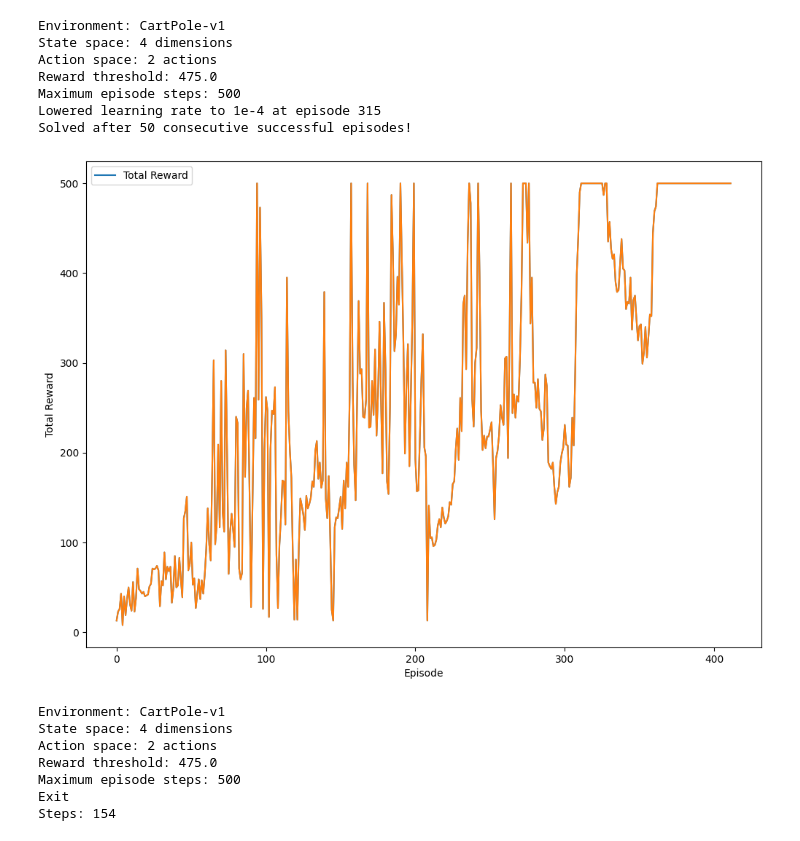
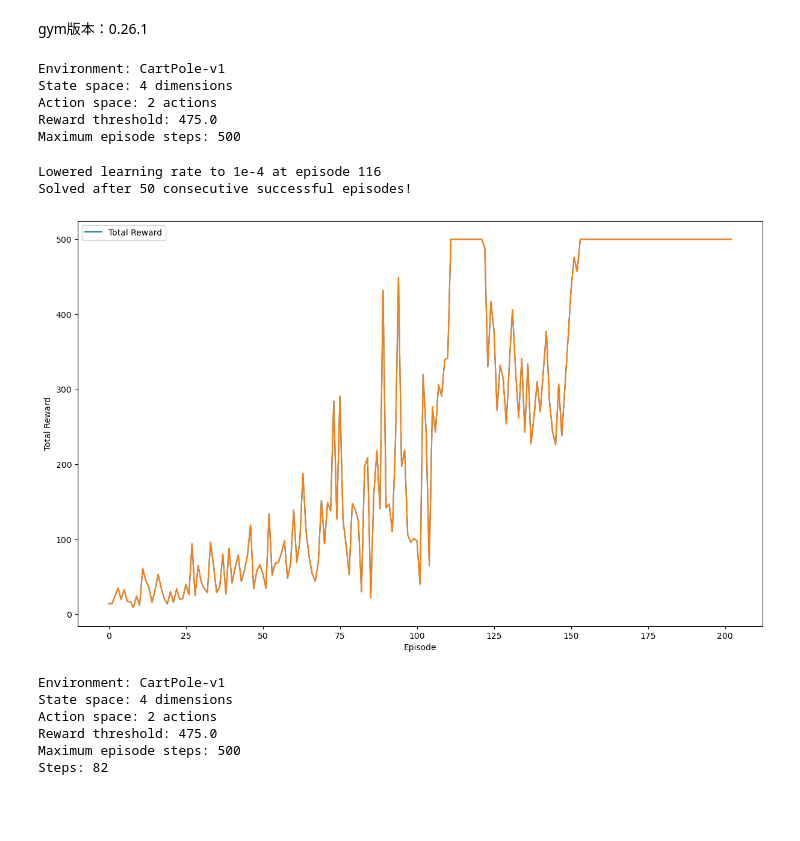
Before and after one commit to WhizZest/Book_Code_RL, a Jupyter notebook: ch09_Actor-Critic及变种/Actor_Critic.ipynb, the cells around one changed output. Drawn from its saved outputs; the diff is of its cells as text; code cells hidden in the pictures; blank space fills up the shorter version.

```diff
--- a/ch09_Actor-Critic及变种/Actor_Critic.ipynb
+++ b/ch09_Actor-Critic及变种/Actor_Critic.ipynb
@@ -1,3 +1,5 @@
+# %% [markdown]
+gym版本：0.26.1
 # %%
 import gym
 import torch
@@ -97,6 +99,7 @@ def train_actor_critic(env,
 
     for episode in range(max_episodes):
         state = env.reset()
+        state = state[0]
         total_reward = 0
         done = False
 
@@ -109,7 +112,8 @@ def train_actor_critic(env,
             if done == False:
                 # Select action and observe reward and next state
                 action, _ = select_action(actor, state)
-                next_state, reward, done, _ = env.step(action)
+                next_state, reward, terminated, truncated, _ = env.step(action)
+                done = terminated or truncated
 
                 # Store state and reward
                 states.append(state)
@@ -134,7 +138,7 @@ def train_actor_critic(env,
                 for n in range(len(rewards)):
                     R += gammas[n] * reward_tensor[n]
                     if n == len(rewards) - 1:
-                        G_ns.append(R + gammas[n + 1] * values[n + 1] * (1 - int(done)))
+                        G_ns.append(R + gammas[n + 1] * values[n + 1] * (1 - int(terminated)))
                     else:
                         G_ns.append(R + gammas[n + 1] * values[n + 1])
                 G_lambda = sum([lambdas[i] * G_ns[i] for i in range(len(rewards))]) * weight + G_ns[-1] * lambdas[len(rewards)]
@@ -202,39 +206,39 @@ def train_actor_critic(env,
 # %%
 # 在新窗口中显示图像
 %matplotlib qt
 env = gym.make('CartPole-v1')
 #env = env.unwrapped # 解除环境步数限制
-env.seed(0)
+env.reset(seed=42)
 actor_net, critic_net, total_rewards = train_actor_critic(env,
                     actor_lr=1e-3,
                     critic_lr=1e-2,
                     gamma=0.99,
                     max_episodes=1000,
                     max_timesteps=1000,
                     success_episodes=50,
                     waveformGraph=True,
                     outputLog=False,
                     n_steps=5,
                     lambda_=1)
 # 重新设置为行内显示
 %matplotlib inline
 plt.plot(total_rewards)
 plt.xlabel('Episode')
 plt.ylabel('Total Reward')
 plt.show()
 # %% [output]
 Environment: CartPole-v1
 State space: 4 dimensions
 Action space: 2 actions
 Reward threshold: 475.0
 Maximum episode steps: 500
-Lowered learning rate to 1e-4 at episode 315
-Solved after 50 consecutive successful episodes!
+Lowered learning rate to 1e-4 at episode 116
+Solved after 50 consecutive successful episodes!
-[figure, old version]
+[figure, new version]
 # %%
 import gym
 import time
-import keyboard
+import pygame
 
 # Test the trained model
 def test_actor_critic(env):
@@ -255,26 +259,38 @@ def test_actor_critic(env):
     actor_net.load_state_dict(torch.load(env_name + '_actor.pth', weights_only=True)) # 加载训练好的actor网络
     actor_net.eval()
     state = env.reset()
+    state = state[0]
     step = 0
+    bExit = False
 
-    while True:
-        env.render()
+    while bExit == False:
+        #env.render() # 新版本不需要显示调用render()
         # 帧率控制
         time.sleep(1/30)
 
         # 贪婪策略选择动作
         action, _ = select_greedy_action(actor_net, state)
-        state, reward, done, _ = env.step(action)
+        state, reward, terminated, truncated, _ = env.step(action)
         step += 1
 
-        if keyboard.is_pressed('esc'):
-            print("Exit")
+        if terminated:
+            print(f"Episode terminated after {step} steps")
             break
+
+        for event in pygame.event.get():
+            if event.type == pygame.QUIT:
+                env.close()
+                bExit = True
+            # 按下esc键退出
+            if event.type == pygame.KEYDOWN:
+                if event.key == pygame.K_ESCAPE:
+                    env.close()
+                    bExit = True
 
     env.close()
     print(f"Steps: {step}")
 
-env = gym.make('CartPole-v1')
+env = gym.make('CartPole-v1', render_mode="human") # 设置render_mode="human"以显示图形界面
 #env = env.unwrapped # 解除环境步数限制
 test_actor_critic(env)
 # %% [output]
@@ -283,5 +299,4 @@ State space: 4 dimensions
 Action space: 2 actions
 Reward threshold: 475.0
 Maximum episode steps: 500
-Exit
-Steps: 154
+Steps: 82
```
